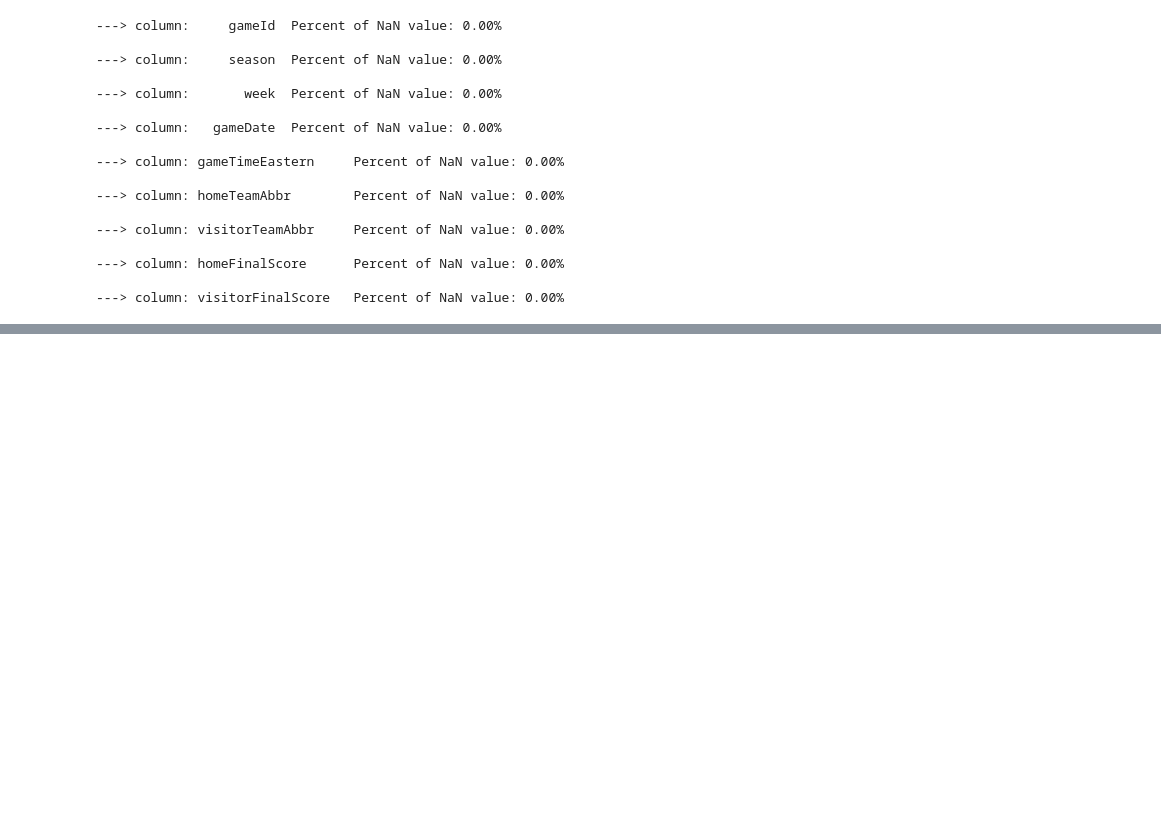
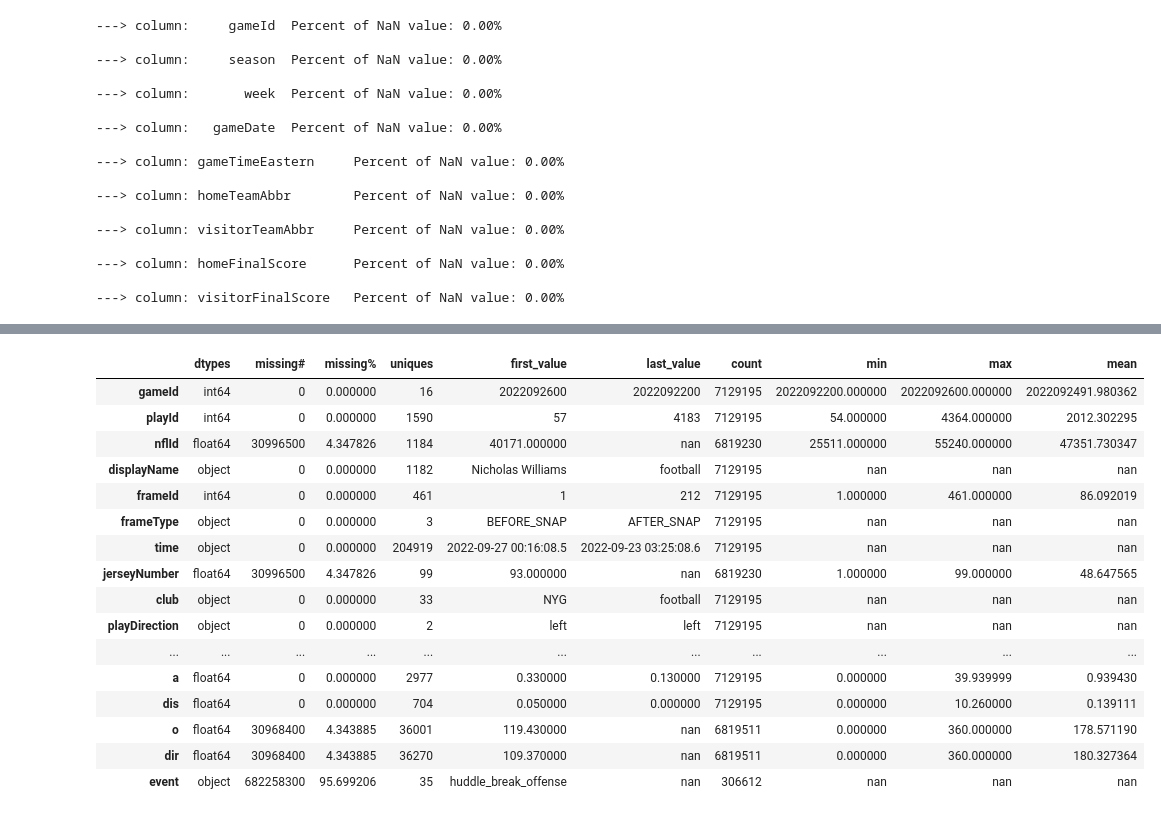
Before and after one commit to letriandrew/Anticipating-the-Defense, a Jupyter notebook: code/data_check.ipynb, the cells around one changed output, grey strips where cells are left out. Drawn from its saved outputs; the diff is of its cells as text; code cells hidden in the pictures; blank space fills up the shorter version.

```diff
--- a/code/data_check.ipynb
+++ b/code/data_check.ipynb
@@ -76,0 +255,21 @@ for col in games.columns:
+# %%
+# call summarize_dataframe for high level overview of missing values, unique values, etc
+summarize_dataframe(tracking_week3).style.background_gradient(cmap='inferno')
+# %% [output]
+|  | dtypes | missing# | missing% | uniques | first_value | last_value | count | min | max | mean |
+| gameId | int64 | 0 | 0.000000 | 16 | 2022092600 | 2022092200 | 7129195 | 2022092200.000000 | 2022092600.000000 | 2022092491.980362 |
+| playId | int64 | 0 | 0.000000 | 1590 | 57 | 4183 | 7129195 | 54.000000 | 4364.000000 | 2012.302295 |
+| nflId | float64 | 30996500 | 4.347826 | 1184 | 40171.000000 | nan | 6819230 | 25511.000000 | 55240.000000 | 47351.730347 |
+| displayName | object | 0 | 0.000000 | 1182 | Nicholas Williams | football | 7129195 | nan | nan | nan |
+| frameId | int64 | 0 | 0.000000 | 461 | 1 | 212 | 7129195 | 1.000000 | 461.000000 | 86.092019 |
+| frameType | object | 0 | 0.000000 | 3 | BEFORE_SNAP | AFTER_SNAP | 7129195 | nan | nan | nan |
+| time | object | 0 | 0.000000 | 204919 | 2022-09-27 00:16:08.5 | 2022-09-23 03:25:08.6 | 7129195 | nan | nan | nan |
+| jerseyNumber | float64 | 30996500 | 4.347826 | 99 | 93.000000 | nan | 6819230 | 1.000000 | 99.000000 | 48.647565 |
+| club | object | 0 | 0.000000 | 33 | NYG | football | 7129195 | nan | nan | nan |
+| playDirection | object | 0 | 0.000000 | 2 | left | left | 7129195 | nan | nan | nan |
+| ... | ... | ... | ... | ... | ... | ... | ... | ... | ... | ... |
+| a | float64 | 0 | 0.000000 | 2977 | 0.330000 | 0.130000 | 7129195 | 0.000000 | 39.939999 | 0.939430 |
+| dis | float64 | 0 | 0.000000 | 704 | 0.050000 | 0.000000 | 7129195 | 0.000000 | 10.260000 | 0.139111 |
+| o | float64 | 30968400 | 4.343885 | 36001 | 119.430000 | nan | 6819511 | 0.000000 | 360.000000 | 178.571190 |
+| dir | float64 | 30968400 | 4.343885 | 36270 | 109.370000 | nan | 6819511 | 0.000000 | 360.000000 | 180.327364 |
+| event | object | 682258300 | 95.699206 | 35 | huddle_break_offense | nan | 306612 | nan | nan | nan |
```
Also changed, not shown: parts of 19 cells of this notebook, 4 other files.
